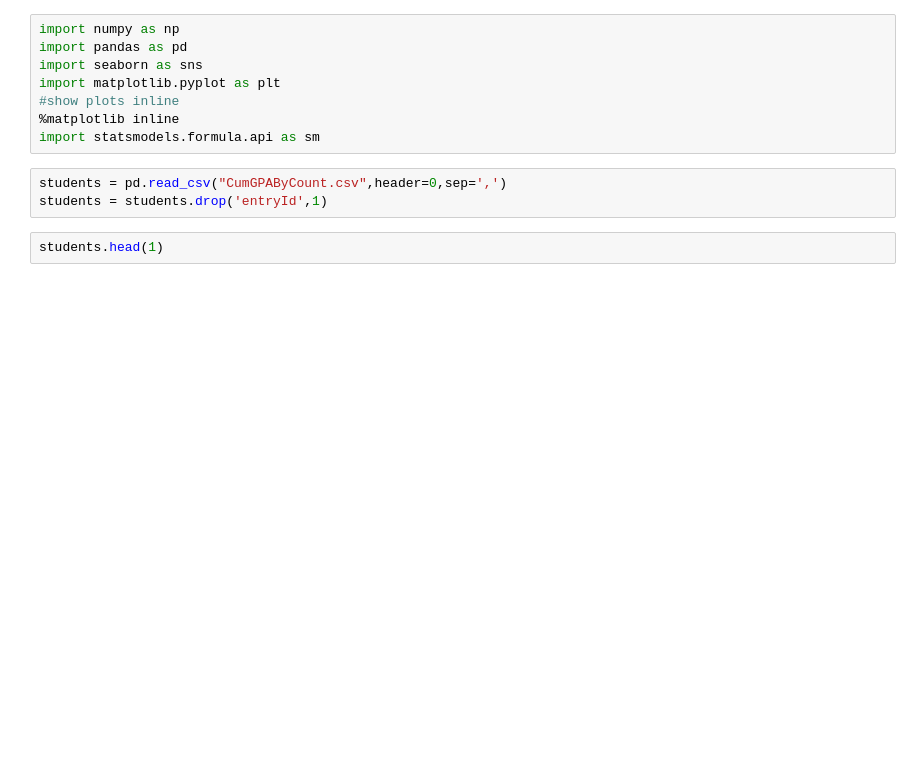
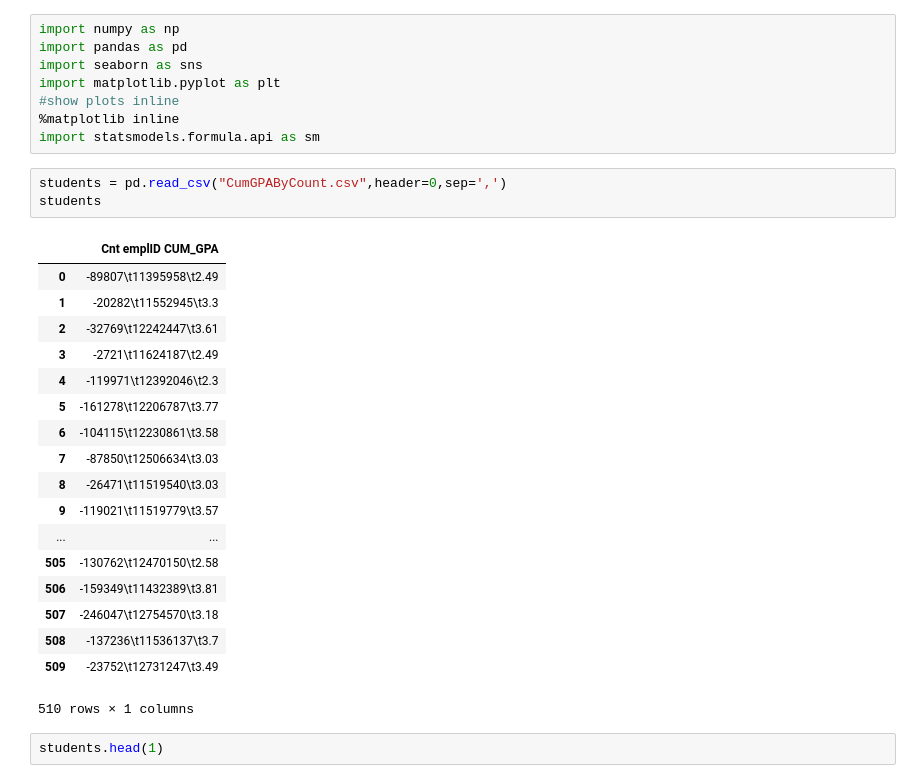
Before and after one commit to osuhomebase/RegressionCourse2301, a Jupyter notebook: Python/SimpleScatter.ipynb, the cells around one changed output. Cells and saved outputs as stored; diff of their text form; blank space fills up the shorter version.

```diff
--- a/Python/SimpleScatter.ipynb
+++ b/Python/SimpleScatter.ipynb
@@ -8,7 +8,26 @@ import matplotlib.pyplot as plt
 import statsmodels.formula.api as sm
 # %%
 students = pd.read_csv("CumGPAByCount.csv",header=0,sep=',')
-students = students.drop('entryId',1)
+students
+# %% [output]
+|  | Cnt emplID CUM_GPA |
+| 0 | -89807\t11395958\t2.49 |
+| 1 | -20282\t11552945\t3.3 |
+| 2 | -32769\t12242447\t3.61 |
+| 3 | -2721\t11624187\t2.49 |
+| 4 | -119971\t12392046\t2.3 |
+| 5 | -161278\t12206787\t3.77 |
+| 6 | -104115\t12230861\t3.58 |
+| 7 | -87850\t12506634\t3.03 |
+| 8 | -26471\t11519540\t3.03 |
+| 9 | -119021\t11519779\t3.57 |
+| ... | ... |
+| 505 | -130762\t12470150\t2.58 |
+| 506 | -159349\t11432389\t3.81 |
+| 507 | -246047\t12754570\t3.18 |
+| 508 | -137236\t11536137\t3.7 |
+| 509 | -23752\t12731247\t3.49 |
+510 rows × 1 columns
 # %%
 students.head(1)
 # %% [output]
```
Also changed, not shown: 1 other file.
